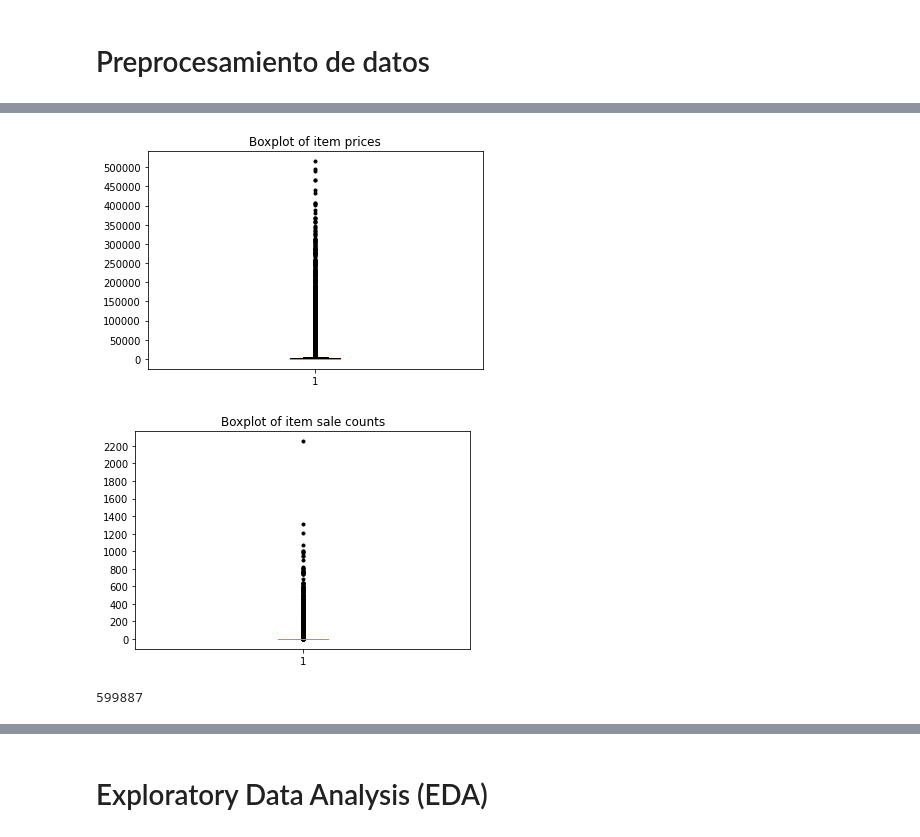
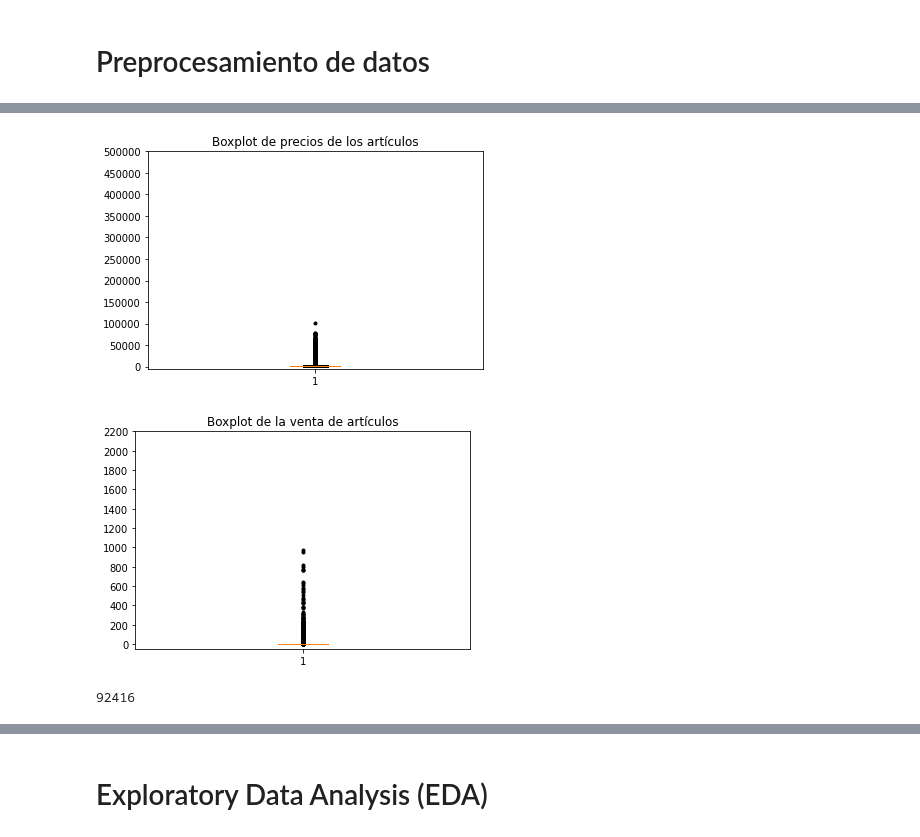
Before and after one commit to ErikFantomex/Pysparkproject, a Jupyter notebook: ProyectoSCS.ipynb, the cells around one changed output, grey strips where cells are left out. Saved outputs shown, nothing was run; the diff lists cells and outputs as text; code cells hidden in the pictures.

```diff
--- a/ProyectoSCS.ipynb
+++ b/ProyectoSCS.ipynb
@@ -73,7 +32,8 @@ import matplotlib.pyplot as plt
 # %%
 spark = (SparkSession
         .builder
-        .appName('Lab 3 - SparkML: Regression')
+        .appName('parkML: Regression')
+        .config("spark.debug.maxToStringFields", "100")
         .getOrCreate()
 )
 spark.conf.set("spark.sql.execution.arrow.pyspark.enabled", True)
@@ -80,8 +45,6 @@ spark.conf.set("spark.sql.execution.arrow.pyspark.enabled", True)
 # %% [markdown]
 # **Cargar los conjuntos de datos de entrenamiento y prueba en Pyspark**
 # %%
-
-
-data = spark.read.csv("/content/drive/MyDrive/datasets/sales_train.csv", header = True, inferSchema = True)
-test = spark.read.csv("/content/drive/MyDrive/datasets/test.csv", header=True, inferSchema=True)
+data = spark.read.csv("./sales_train.csv", header = True, inferSchema = True).limit(1000000)
+test = spark.read.csv("./test.csv", header=True, inferSchema=True)
 # %%
@@ -200,25 +158,26 @@ sampling_ratio = 1 # Change this if the data size is too large
 itemPrices = train.select("all_itemPrice_month").rdd.map(lambda row: row.all_itemPrice_month).sample(False, sampling_ratio, 19127191).collect()
 itemCounts = train.select("item_cnt_month").rdd.map(lambda row: row.item_cnt_month).sample(False, sampling_ratio, 19127191).collect()
 # %%
-# Draw boxplots of the 2 features to check for outliers
-# Item prices
+# Dibuja boxplots de las 2 características para comprobar si hay valores atípicos
+
+# Precios de los artículos
 plt.boxplot(itemPrices, sym='k.')
 plt.yticks(np.arange(0, 550000, 50000))
-plt.title("Boxplot of item prices")
+plt.title("Boxplot de precios de los artículos")
 plt.show()
 
 print()
-# Item sales
+# Venta de artículos
 plt.boxplot(itemCounts, sym='k.')
 plt.yticks(np.arange(0, 2400, 200))
-plt.title("Boxplot of item sale counts")
+plt.title("Boxplot de la venta de artículos")
 plt.show()
 # %% [output]
-[figure, old version]
+[figure, new version]
-[figure, old version]
+[figure, new version]
 # %%
 train = train.where((train.all_itemPrice_month <= 400000) & (train.item_cnt_month <= 800))
 train.count()
 # %% [output]
-599887
+92416
 # %%
```
Also changed, not shown: parts of 60 cells of this notebook.
